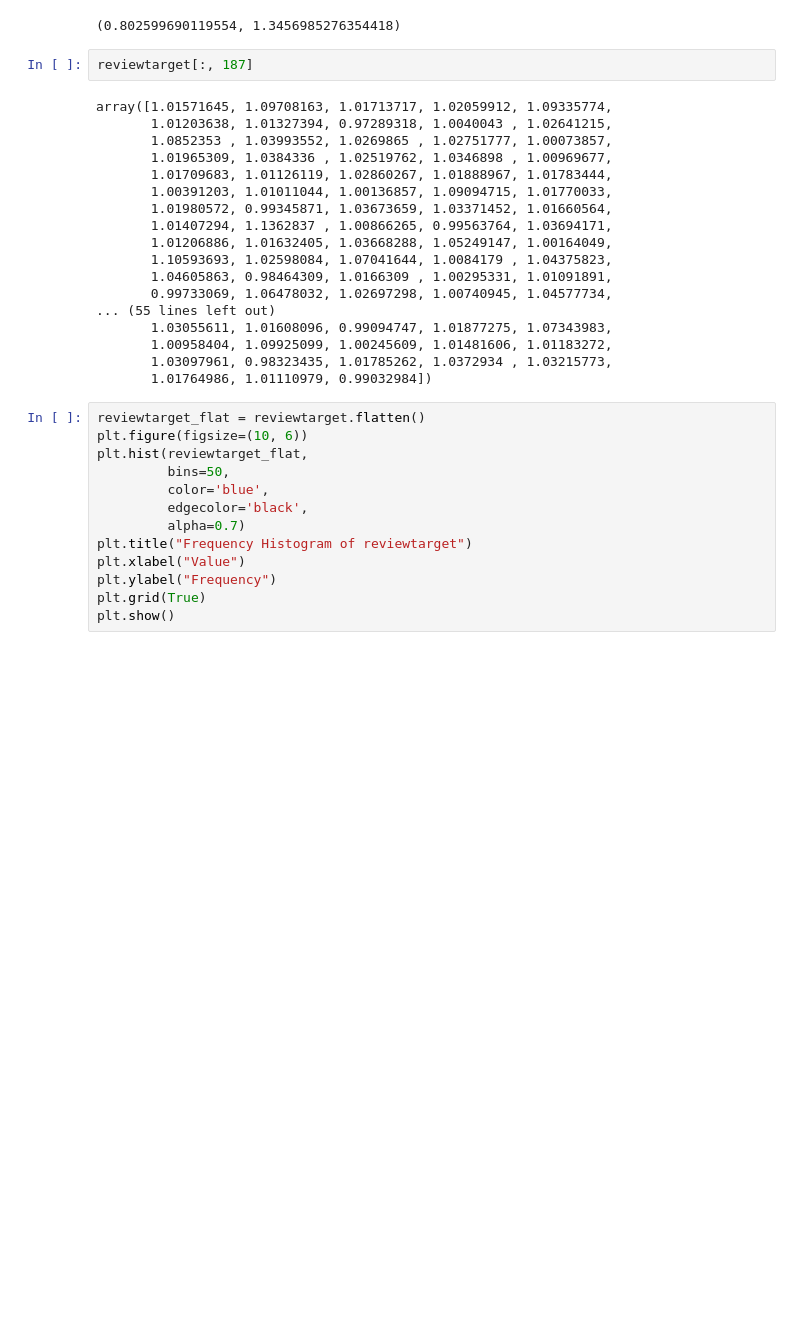
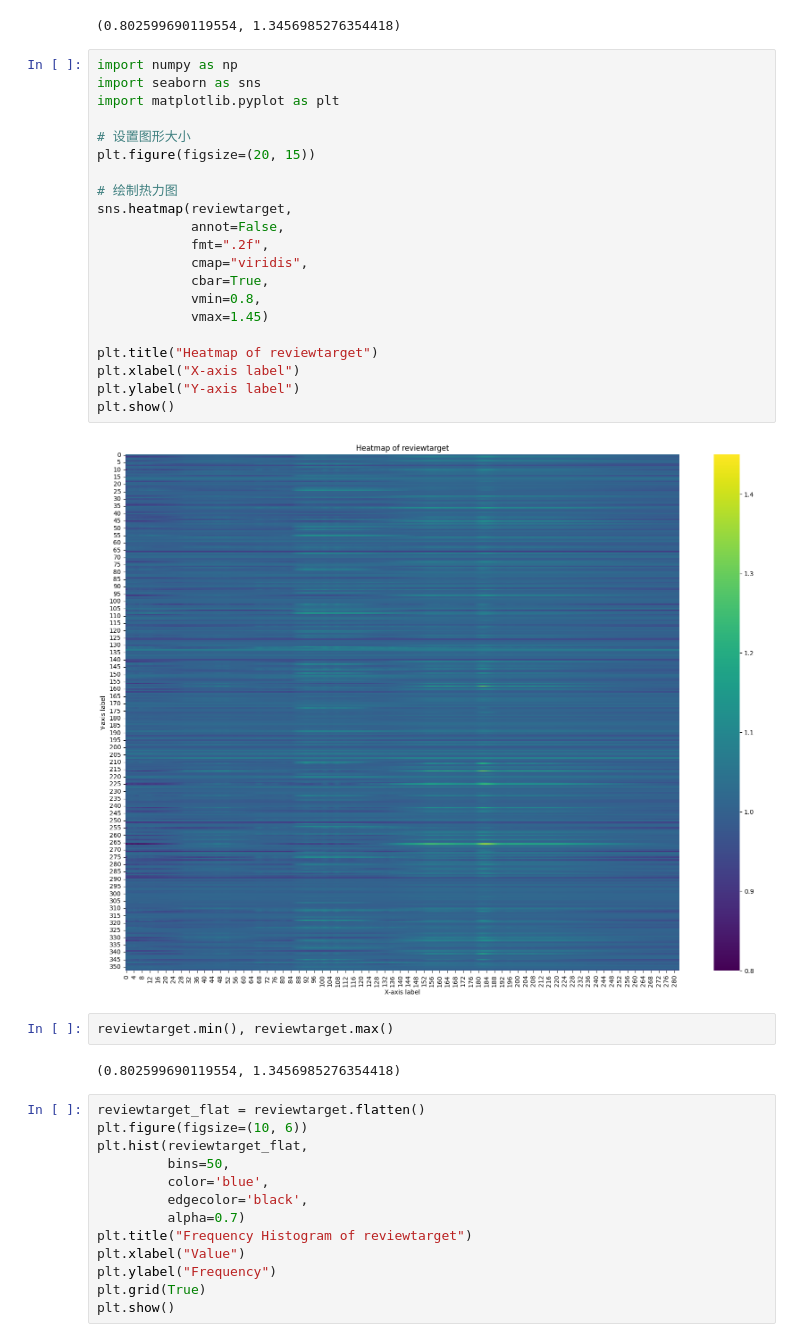
Before and after one commit to mmletgo/NeurIPS_2024, a Jupyter notebook: predict_new.ipynb, the cells around one changed output. Cells and saved outputs as stored; diff of their text form; blank space fills up the shorter version.

```diff
--- a/predict_new.ipynb
+++ b/predict_new.ipynb
@@ -150,26 +139,33 @@ plt.show()
 reviewtarget.min(), reviewtarget.max()
 # %% [output]
 (0.802599690119554, 1.3456985276354418)
-# %%
-reviewtarget[:, 187]
-# %% [output]
-array([1.01571645, 1.09708163, 1.01713717, 1.02059912, 1.09335774,
-       1.01203638, 1.01327394, 0.97289318, 1.0040043 , 1.02641215,
-       1.0852353 , 1.03993552, 1.0269865 , 1.02751777, 1.00073857,
-       1.01965309, 1.0384336 , 1.02519762, 1.0346898 , 1.00969677,
-       1.01709683, 1.01126119, 1.02860267, 1.01888967, 1.01783444,
-       1.00391203, 1.01011044, 1.00136857, 1.09094715, 1.01770033,
-       1.01980572, 0.99345871, 1.03673659, 1.03371452, 1.01660564,
-       1.01407294, 1.1362837 , 1.00866265, 0.99563764, 1.03694171,
-       1.01206886, 1.01632405, 1.03668288, 1.05249147, 1.00164049,
-       1.10593693, 1.02598084, 1.07041644, 1.0084179 , 1.04375823,
-       1.04605863, 0.98464309, 1.0166309 , 1.00295331, 1.01091891,
-       0.99733069, 1.06478032, 1.02697298, 1.00740945, 1.04577734,
-... (55 lines left out)
-       1.03055611, 1.01608096, 0.99094747, 1.01877275, 1.07343983,
-       1.00958404, 1.09925099, 1.00245609, 1.01481606, 1.01183272,
-       1.03097961, 0.98323435, 1.01785262, 1.0372934 , 1.03215773,
-       1.01764986, 1.01110979, 0.99032984])
+# %%
+import numpy as np
+import seaborn as sns
+import matplotlib.pyplot as plt
+
+# 设置图形大小
+plt.figure(figsize=(20, 15))
+
+# 绘制热力图
+sns.heatmap(reviewtarget,
+            annot=False,
+            fmt=".2f",
+            cmap="viridis",
+            cbar=True,
+            vmin=0.8,
+            vmax=1.45)
+
+plt.title("Heatmap of reviewtarget")
+plt.xlabel("X-axis label")
+plt.ylabel("Y-axis label")
+plt.show()
+# %% [output]
+[figure, added]
+# %%
+reviewtarget.min(), reviewtarget.max()
+# %% [output]
+(0.802599690119554, 1.3456985276354418)
 # %%
 reviewtarget_flat = reviewtarget.flatten()
 plt.figure(figsize=(10, 6))
```
Also changed, not shown: parts of 13 cells of this notebook, 1 other file.
